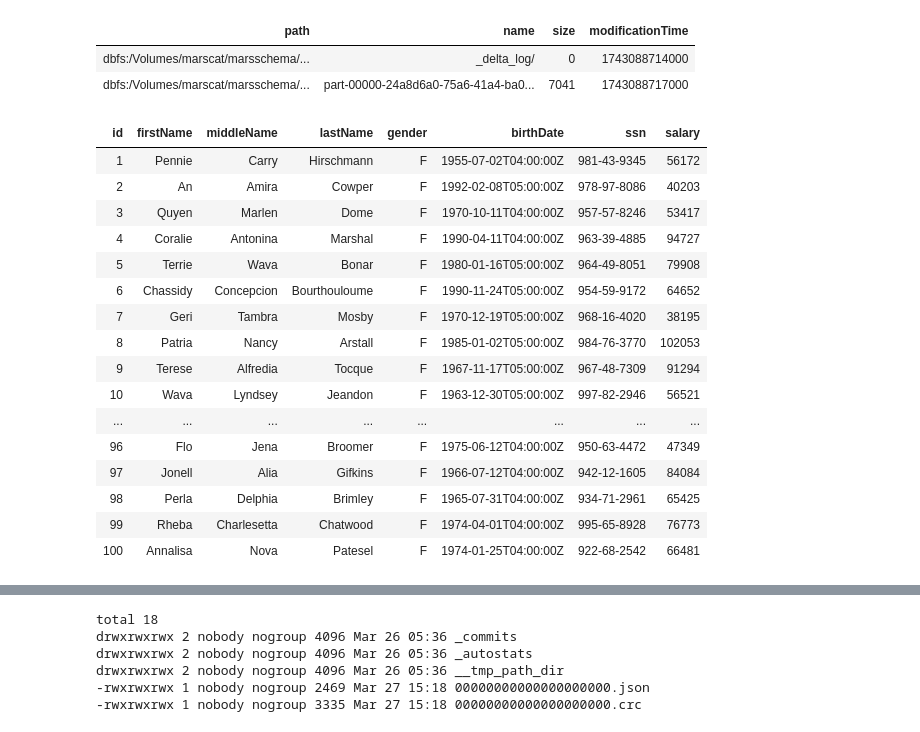
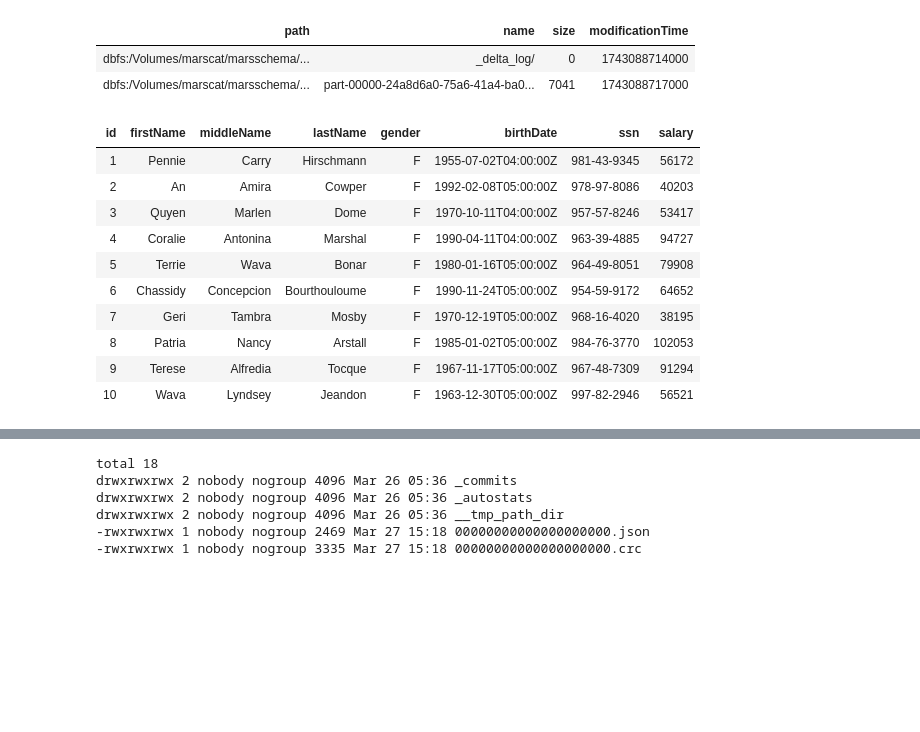
Before and after one commit to dipankarkush-db/mars, a Jupyter notebook: Demo with Volume for Mars.ipynb, the cells around one changed output, grey strips where cells are left out. Drawn from its saved outputs; the diff is of its cells as text; code cells hidden in the pictures; blank space fills up the shorter version.

```diff
--- a/Demo with Volume for Mars.ipynb
+++ b/Demo with Volume for Mars.ipynb
@@ -86,24 +86,18 @@ display(dbutils.fs.ls("/Volumes/marscat/marsschema/marsdemo_parquet_vol"))
 | dbfs:/Volumes/marscat/marsschema/... | part-00000-24a8d6a0-75a6-41a4-ba0... | 7041 | 1743088717000 |
 # %%
 %python
-display(spark.read.load("/Volumes/marscat/marsschema/marsdemo_delta_vol"))
+display(spark.read.load("/Volumes/marscat/marsschema/marsdemo_delta_vol").limit(10))
 # %% [output]
 | id | firstName | middleName | lastName | gender | birthDate | ssn | salary |
 | 1 | Pennie | Carry | Hirschmann | F | 1955-07-02T04:00:00Z | 981-43-9345 | 56172 |
 | 2 | An | Amira | Cowper | F | 1992-02-08T05:00:00Z | 978-97-8086 | 40203 |
 | 3 | Quyen | Marlen | Dome | F | 1970-10-11T04:00:00Z | 957-57-8246 | 53417 |
 | 4 | Coralie | Antonina | Marshal | F | 1990-04-11T04:00:00Z | 963-39-4885 | 94727 |
 | 5 | Terrie | Wava | Bonar | F | 1980-01-16T05:00:00Z | 964-49-8051 | 79908 |
 | 6 | Chassidy | Concepcion | Bourthouloume | F | 1990-11-24T05:00:00Z | 954-59-9172 | 64652 |
 | 7 | Geri | Tambra | Mosby | F | 1970-12-19T05:00:00Z | 968-16-4020 | 38195 |
 | 8 | Patria | Nancy | Arstall | F | 1985-01-02T05:00:00Z | 984-76-3770 | 102053 |
 | 9 | Terese | Alfredia | Tocque | F | 1967-11-17T05:00:00Z | 967-48-7309 | 91294 |
 | 10 | Wava | Lyndsey | Jeandon | F | 1963-12-30T05:00:00Z | 997-82-2946 | 56521 |
-| ... | ... | ... | ... | ... | ... | ... | ... |
-| 96 | Flo | Jena | Broomer | F | 1975-06-12T04:00:00Z | 950-63-4472 | 47349 |
-| 97 | Jonell | Alia | Gifkins | F | 1966-07-12T04:00:00Z | 942-12-1605 | 84084 |
-| 98 | Perla | Delphia | Brimley | F | 1965-07-31T04:00:00Z | 934-71-2961 | 65425 |
-| 99 | Rheba | Charlesetta | Chatwood | F | 1974-04-01T04:00:00Z | 995-65-8928 | 76773 |
-| 100 | Annalisa | Nova | Patesel | F | 1974-01-25T04:00:00Z | 922-68-2542 | 66481 |
 # %%
 %python
```
Also changed, not shown: parts of 22 cells of this notebook.
